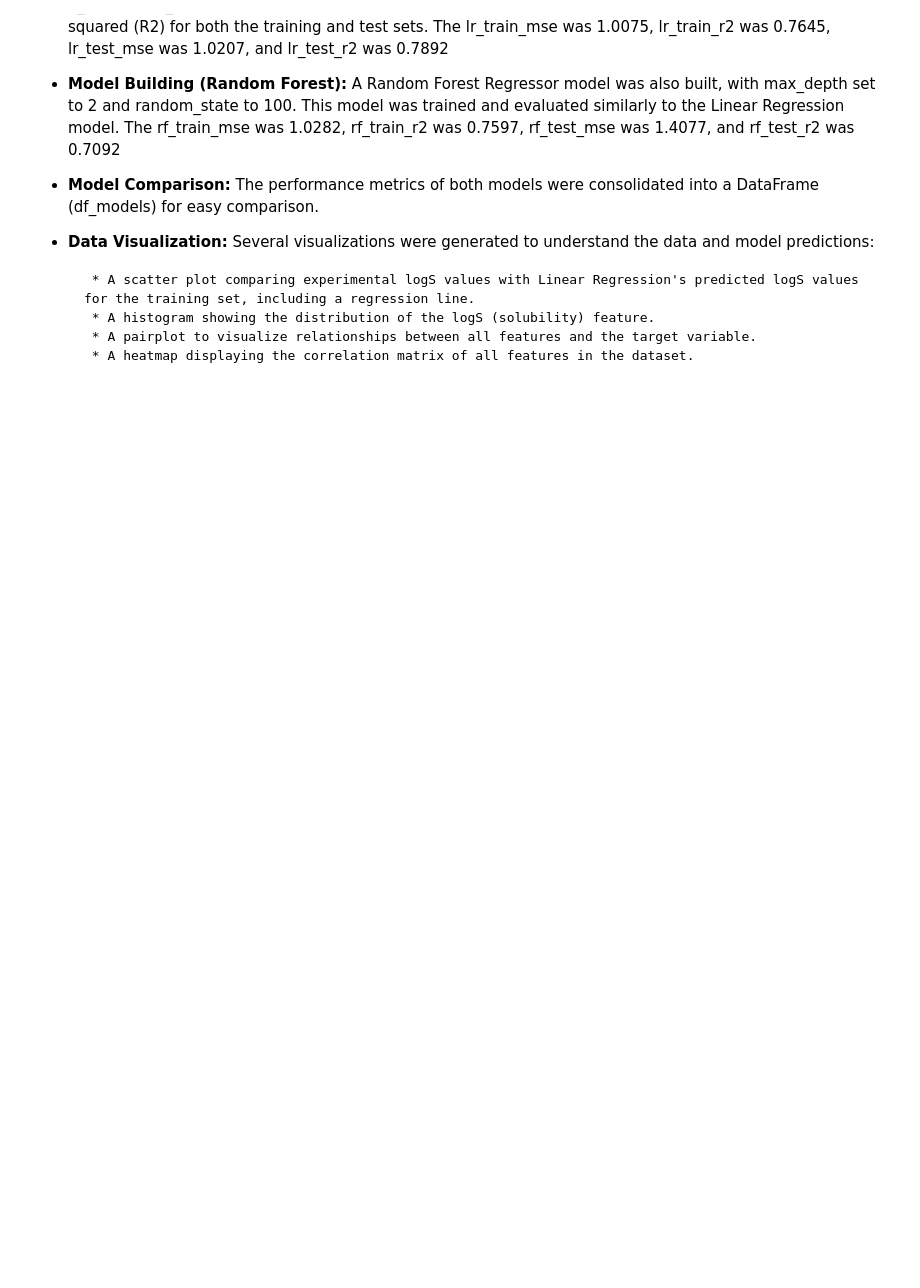
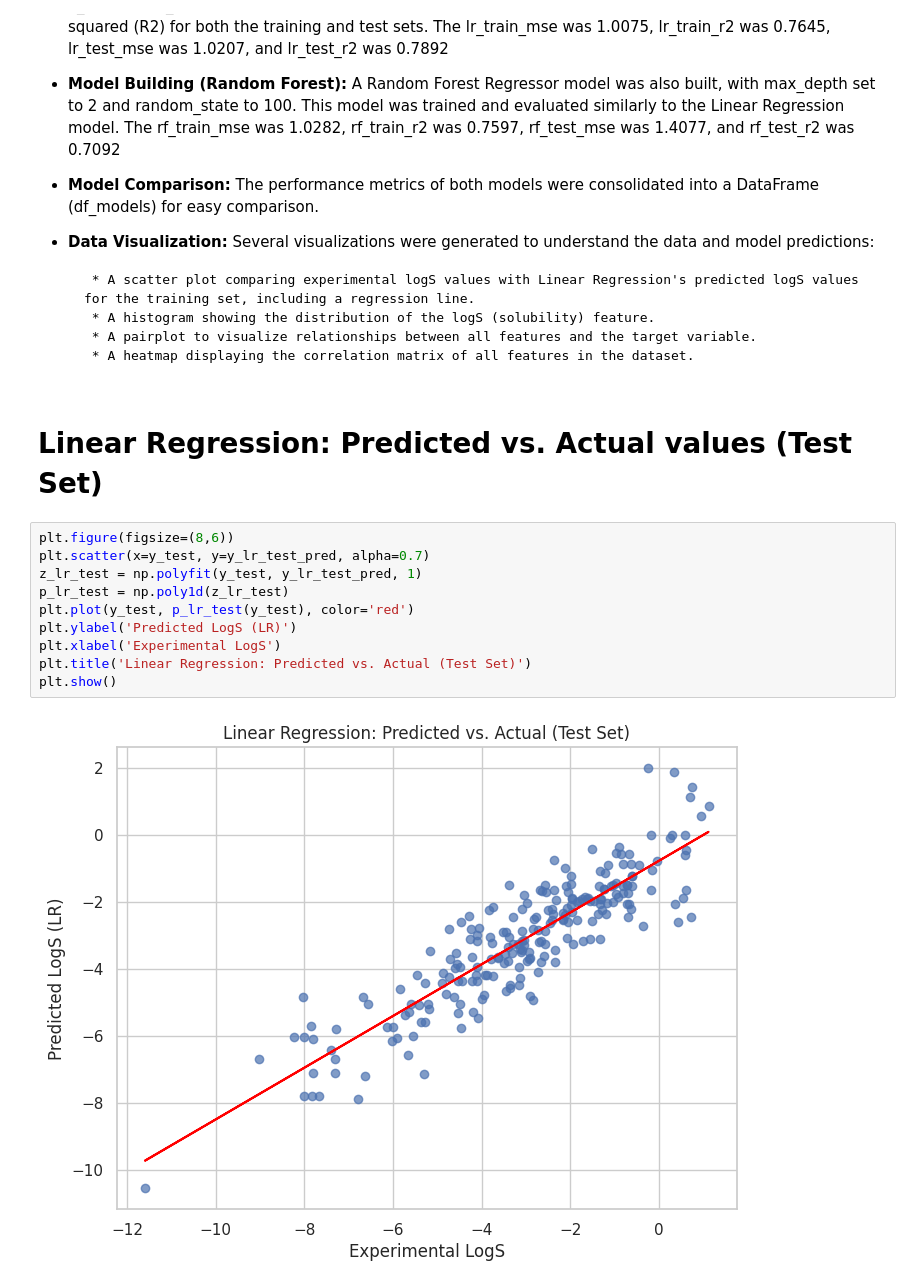
Before and after one commit to Pubudu-98/Colab, a Jupyter notebook: Building_ML_Model.ipynb, the cells around one changed output. Drawn from its saved outputs; the diff is of its cells as text; blank space fills up the shorter version.

Commit message:
Model experimental evaluation

```diff
--- a/Building_ML_Model.ipynb
+++ b/Building_ML_Model.ipynb
@@ -279,3 +279,17 @@ plt.show()
         * A histogram showing the distribution of the logS (solubility) feature.
         * A pairplot to visualize relationships between all features and the target variable.
         * A heatmap displaying the correlation matrix of all features in the dataset.
+# %% [markdown]
+# Linear Regression: Predicted vs. Actual values (Test Set)
+# %%
+plt.figure(figsize=(8,6))
+plt.scatter(x=y_test, y=y_lr_test_pred, alpha=0.7)
+z_lr_test = np.polyfit(y_test, y_lr_test_pred, 1)
+p_lr_test = np.poly1d(z_lr_test)
+plt.plot(y_test, p_lr_test(y_test), color='red')
+plt.ylabel('Predicted LogS (LR)')
+plt.xlabel('Experimental LogS')
+plt.title('Linear Regression: Predicted vs. Actual (Test Set)')
+plt.show()
+# %% [output]
+[figure, added]
```
Also changed, not shown: parts of 1 cell of this notebook.
